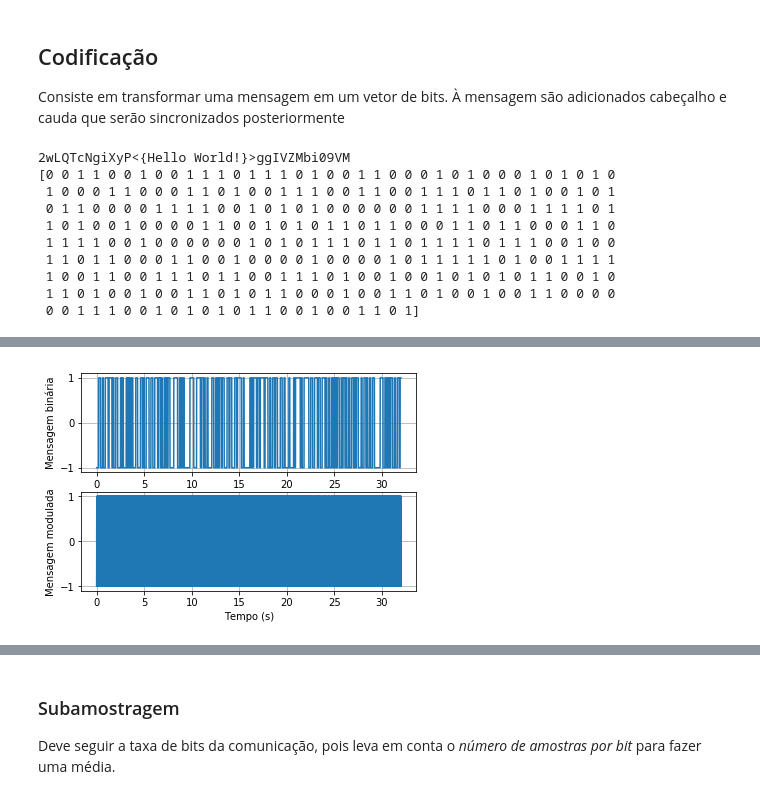
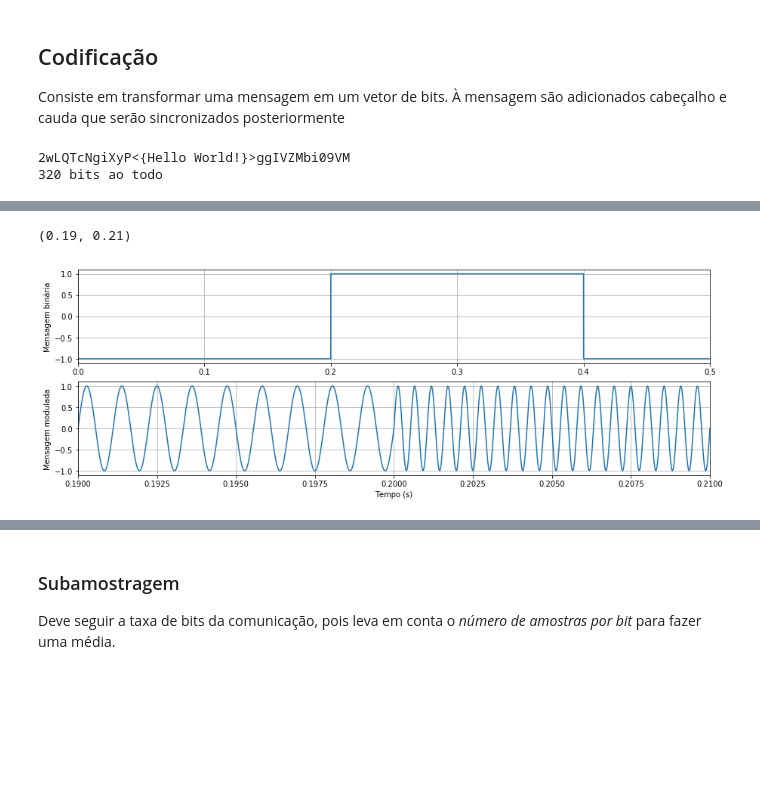
Before and after one commit to rodrigocaus/acoustic_modem, a Jupyter notebook: doc/apresentacao.ipynb, the cells around one changed output, grey strips where cells are left out. Saved outputs shown, nothing was run; the diff lists cells and outputs as text; code cells hidden in the pictures; blank space fills up the shorter version.

Commit message:
Alterações feitas para a apresentação. Inclusão de diagramas, gráficos, e alterações de funções para plotar gráficos.

```diff
--- a/doc/apresentacao.ipynb
+++ b/doc/apresentacao.ipynb
@@ -41,18 +41,10 @@ Consiste em transformar uma mensagem em um vetor de bits.
 sync = sincronizeMessage("Hello World!")
 print(sync)
 bits = stringToBits(sync)
-print(bits)
+print(len(bits), "bits ao todo")
 # %% [output]
 2wLQTcNgiXyP<{Hello World!}>ggIVZMbi09VM
-[0 0 1 1 0 0 1 0 0 1 1 1 0 1 1 1 0 1 0 0 1 1 0 0 0 1 0 1 0 0 0 1 0 1 0 1 0
- 1 0 0 0 1 1 0 0 0 1 1 0 1 0 0 1 1 1 0 0 1 1 0 0 1 1 1 0 1 1 0 1 0 0 1 0 1
- 0 1 1 0 0 0 0 1 1 1 1 0 0 1 0 1 0 1 0 0 0 0 0 0 1 1 1 1 0 0 0 1 1 1 1 0 1
- 1 0 1 0 0 1 0 0 0 0 1 1 0 0 1 0 1 0 1 1 0 1 1 0 0 0 1 1 0 1 1 0 0 0 1 1 0
- 1 1 1 1 0 0 1 0 0 0 0 0 0 1 0 1 0 1 1 1 0 1 1 0 1 1 1 1 0 1 1 1 0 0 1 0 0
- 1 1 0 1 1 0 0 0 1 1 0 0 1 0 0 0 0 1 0 0 0 0 1 0 1 1 1 1 1 0 1 0 0 1 1 1 1
- 1 0 0 1 1 0 0 1 1 1 0 1 1 0 0 1 1 1 0 1 0 0 1 0 0 1 0 1 0 1 0 1 1 0 0 1 0
- 1 1 0 1 0 0 1 0 0 1 1 0 1 0 1 1 0 0 0 1 0 0 1 1 0 1 0 0 1 0 0 1 1 0 0 0 0
- 0 0 1 1 1 0 0 1 0 1 0 1 0 1 1 0 0 1 0 0 1 1 0 1]
+320 bits ao todo
 # %% [markdown]
 ## Modulação
 
@@ -64,19 +56,21 @@ Modular a mensagem seguindo a equação:
 # %%
 mb = bitsToWave(bits,baud=10)
 t, x = FSKMod(mb)
 
 ## Plotting Data ##
+plt.figure(figsize=(15,5))
 ax_bit = plt.subplot(211)
 ax_bit.plot(t, mb)
 ax_bit.set_ylabel('Mensagem binária')
 ax_bit.grid(True)
-
+ax_bit.set_xlim(0.0, 0.5)
 
 ax_mod = plt.subplot(212)
 ax_mod.plot(t, x)
 ax_mod.set_ylabel('Mensagem modulada')
 ax_mod.set_xlabel('Tempo (s)')
 ax_mod.grid(True)
-plt.show()
+ax_mod.set_xlim(0.19, 0.21)
 # %% [output]
+(0.19, 0.21)
-[figure, old version]
+[figure, new version]
```
Also changed, not shown: parts of 12 cells of this notebook, 5 other files.
